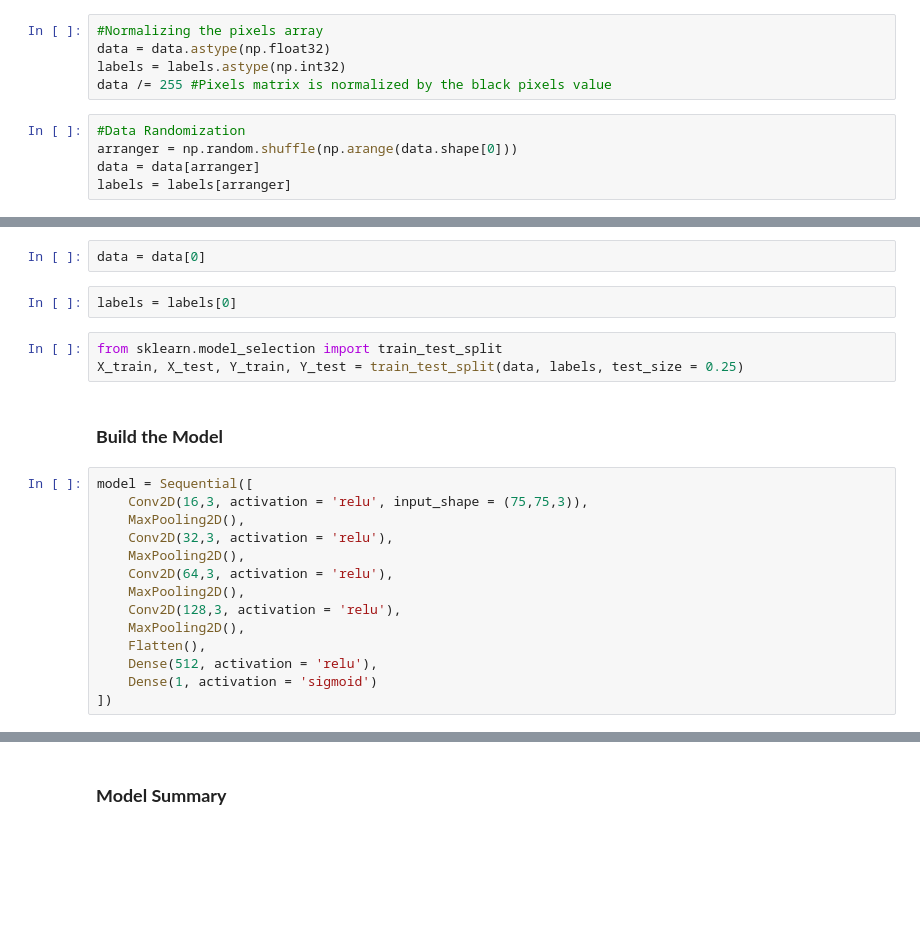
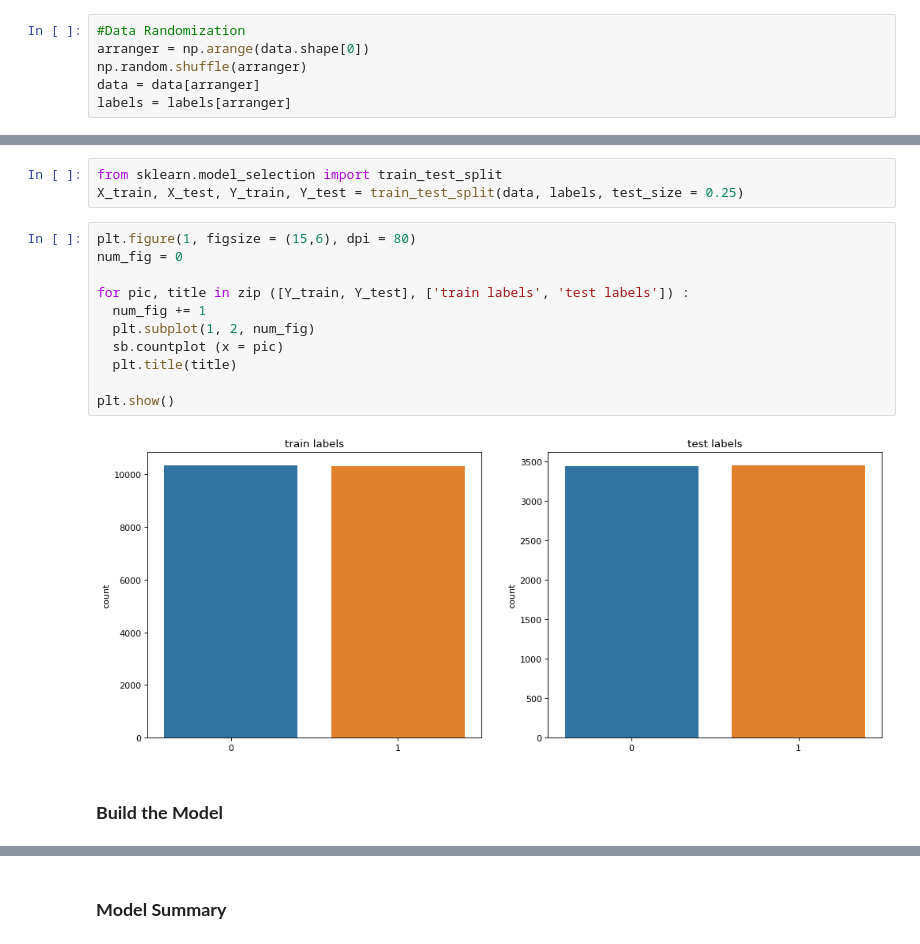
Before and after one commit to syifanurul/Malaria-Cells-Image-Recognition, a Jupyter notebook: Malaria_Cell_Image.ipynb, the cells around one changed output, grey strips where cells are left out. Cells and saved outputs as stored; diff of their text form; blank space fills up the shorter version.

```diff
--- a/Malaria_Cell_Image.ipynb
+++ b/Malaria_Cell_Image.ipynb
@@ -145,11 +147,7 @@ plt.show()
-# %%
-#Normalizing the pixels array
-data = data.astype(np.float32)
-labels = labels.astype(np.int32)
-data /= 255 #Pixels matrix is normalized by the black pixels value
 # %%
 #Data Randomization
-arranger = np.random.shuffle(np.arange(data.shape[0]))
+arranger = np.arange(data.shape[0])
+np.random.shuffle(arranger)
 data = data[arranger]
 labels = labels[arranger]
 # %% [markdown]
@@ -178,26 +175,21 @@ labels = labels[arranger]
 6.   Visualize training result
 # %% [markdown]
 ### **Training and Tesing Dataset**
-# %%
-data = data[0]
-# %%
-labels = labels[0]
 # %%
 from sklearn.model_selection import train_test_split
 X_train, X_test, Y_train, Y_test = train_test_split(data, labels, test_size = 0.25)
+# %%
+plt.figure(1, figsize = (15,6), dpi = 80)
+num_fig = 0
+
+for pic, title in zip ([Y_train, Y_test], ['train labels', 'test labels']) :
+  num_fig += 1
+  plt.subplot(1, 2, num_fig)
+  sb.countplot (x = pic)
+  plt.title(title)
+
+plt.show()
+# %% [output]
+[figure, added]
 # %% [markdown]
 ### **Build the Model**
-# %%
-model = Sequential([
-    Conv2D(16,3, activation = 'relu', input_shape = (75,75,3)),
-    MaxPooling2D(),
-    Conv2D(32,3, activation = 'relu'),
-    MaxPooling2D(),
-    Conv2D(64,3, activation = 'relu'),
-    MaxPooling2D(),
-    Conv2D(128,3, activation = 'relu'),
-    MaxPooling2D(),
-    Flatten(),
-    Dense(512, activation = 'relu'),
-    Dense(1, activation = 'sigmoid')
-])
```
Also changed, not shown: parts of 17 cells of this notebook.
